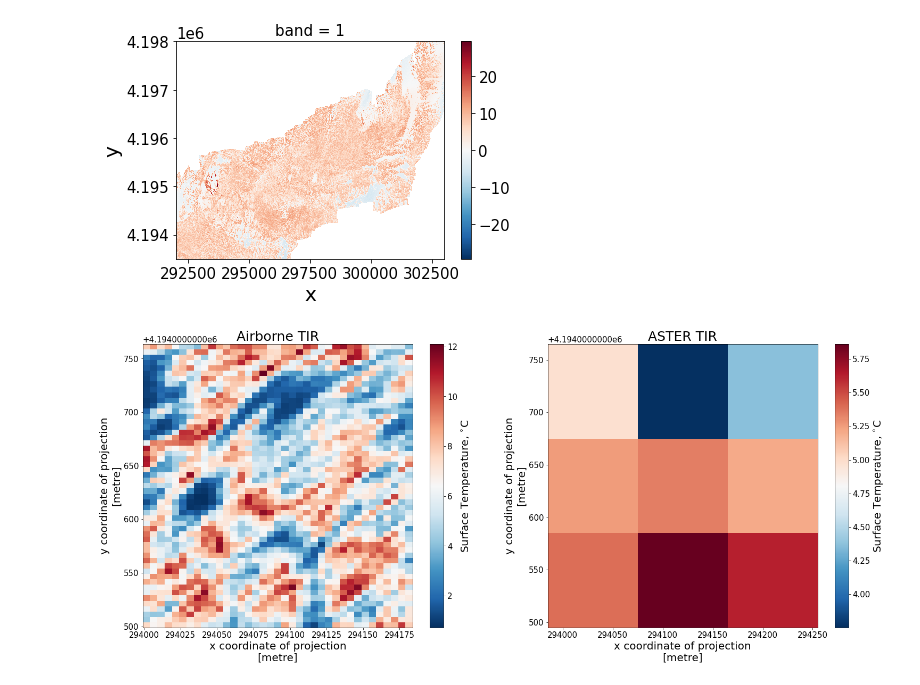
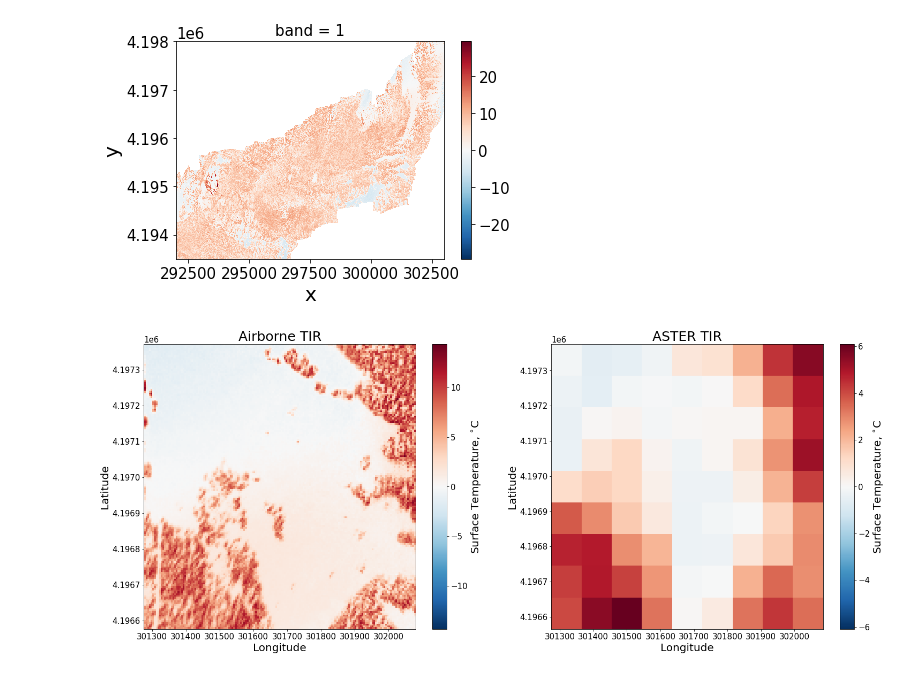
Before and after one commit to UW-GDA/aster-thermal, a Jupyter notebook: april21_workbook.ipynb, the cells around one changed output. Saved outputs shown, nothing was run; the diff lists cells and outputs as text; code cells hidden in the pictures.

```diff
--- a/april21_workbook.ipynb
+++ b/april21_workbook.ipynb
@@ -251,19 +339,42 @@ ast_clipped = aster_tb_degC.rio.clip_box(
     max_lon,
     max_lat,
 )
+# %%
+min_lon = 301280
+min_lat = 4196580
+max_lon = 302080
+max_lat = 4197370
+
+air_clipped = air_tb.rio.clip_box(
+    min_lon,
+    min_lat,
+    max_lon,
+    max_lat,
+)
+
+ast_clipped = aster_tb_degC.rio.clip_box(
+    min_lon,
+    min_lat,
+    max_lon,
+    max_lat,
+)
 # %%
 # Plot both datasets
 f, ax = plt.subplots(1,2,figsize=(25,9.8))
 
 air_clipped.plot(cmap='RdBu_r', cbar_kwargs={'label': 'Surface Temperature, $^{\circ}$C'},ax=ax[0])
 #ax[0].add_artist(ScaleBar(1.0))
 ax[0].set_title('Airborne TIR', fontsize=25)
+ax[0].set_xlabel('Longitude')
+ax[0].set_ylabel('Latitude')
 
 ast_clipped.plot(cmap='RdBu_r', cbar_kwargs={'label': 'Surface Temperature, $^{\circ}$C'},ax=ax[1])
 #ax[1].add_artist(ScaleBar(1.0))
-ax[1].set_title('ASTER TIR', fontsize=25);
+ax[1].set_title('ASTER TIR', fontsize=25)
+ax[1].set_xlabel('Longitude')
+ax[1].set_ylabel('Latitude');
 # %% [output]
-[figure, old version]
+[figure, new version]
 # %%
 NDVI_m = NDVI.values[~np.isnan(NDVI.values)]
 diff_m = diff.values[~np.isnan(diff.values)]
```
Also changed, not shown: parts of 39 cells of this notebook.
